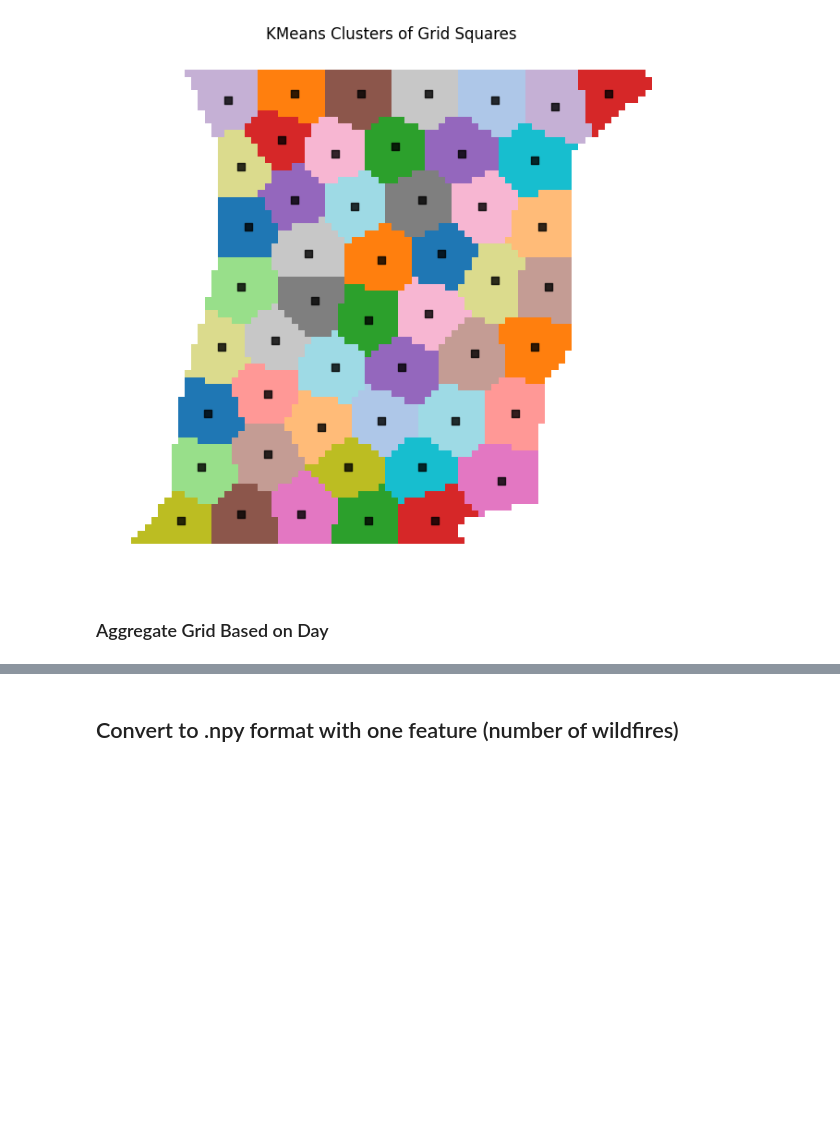
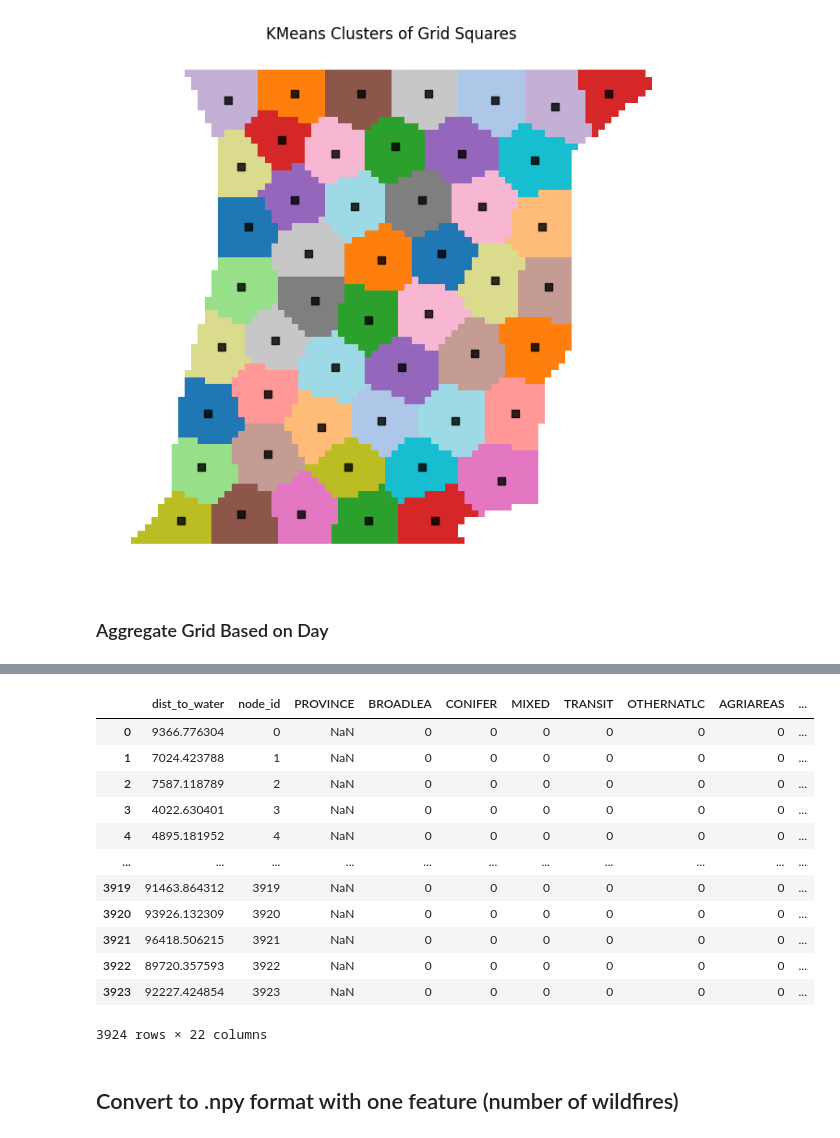
Before and after one commit to selinceydeli/Full-Graph_Wildfire_Prediction, a Jupyter notebook: prep_data.ipynb, the cells around one changed output, grey strips where cells are left out. Saved outputs shown, nothing was run; the diff lists cells and outputs as text; code cells hidden in the pictures; blank space fills up the shorter version.

Commit message:
Incorporate clustering, API calls and saving multiple feature data

```diff
--- a/prep_data.ipynb
+++ b/prep_data.ipynb
@@ -133,39 +153,2 @@ node_cluster = dict(zip(grid["centroid_grid"], grid["cluster_id"]))
 # %% [markdown]
 ### Aggregate Grid Based on Day
-# %%
-from meteostat import Point, Hourly
-from datetime import timedelta
-import pandas as pd
-from tqdm import tqdm
-import numpy as np
-from preprocessing.util import safe_stat
-
-def enrich_with_intensity_data(graph, wildfire_severity_dir, date):
-    graph["fire_intensity"] = 0
-    year = str(date.year)
-    for filename in os.listdir(wildfire_severity_dir):
-        if filename.endswith(".tiff") and year in filename:
-            filepath = os.path.join(WILDFIRE_SEVERITY_DIR, filename)
-            with rasterio.open(filepath) as src:
-                # Ensure CRS match
-                if graph.crs != src.crs:
-                    graph = graph.to_crs(src.crs)
-                    graph["centroid_grid"] = graph.geometry.centroid
-                    coords = [(geom.centroid_grid.x, geom.centroid_grid.y) for geom in graph if geom["has_fire"] == 1]
-
-                values = np.array([val[0] for val in src.sample(coords)])
-                graph["fire_intensity"] = np.maximum(graph["fire_intensity"], values)
-    return graph
-
-def split_graphs_into_days(grid:gpd.geodataframe.GeoDataFrame, fire_data:gpd.geodataframe.GeoDataFrame, num_fires_by_day:gpd.geodataframe.GeoDataFrame, wildfire_severity_dir:str):
-    fire_data = fire_data.to_crs(grid.crs)
-    #ensure fire_data
-    graphs = []
-    for day in tqdm(num_fires_by_day):
-        fire_data_day = fire_data[fire_data["DAY"] == day].copy()
-        graph = gpd.sjoin(grid, fire_data_day, how="left", predicate="overlaps")
-        graph["has_fire"] = graph["index_right"].notna().astype(int)
-        graph = enrich_with_intensity_data(graph, wildfire_severity_dir, day)
-        graphs.append(graph)
-
-    return graphs
@@ -176,2 +155,4 @@ TypeError: string indices must be integers, not 'str'
 # %%
-fire_data["DAY"].unique()[0].year
+from preprocessing.enrich_data import split_graphs_into_days
+
+graphs = split_graphs_into_days(grid, fire_data, fire_data["DAY"].unique(), WILDFIRE_SEVERITY_DIR, cluster_grid_centers)
@@ -300,3 +159,20 @@ ImportError: cannot import name 'safe_stat' from 'preprocessing.enrich_data' (/h
+# %%
+df = graphs[0]
+df
+# %% [output]
+|  | dist_to_water | node_id | PROVINCE | BROADLEA | CONIFER | MIXED | TRANSIT | OTHERNATLC | AGRIAREAS | ... |
+| 0 | 9366.776304 | 0 | NaN | 0 | 0 | 0 | 0 | 0 | 0 | ... |
+| 1 | 7024.423788 | 1 | NaN | 0 | 0 | 0 | 0 | 0 | 0 | ... |
+| 2 | 7587.118789 | 2 | NaN | 0 | 0 | 0 | 0 | 0 | 0 | ... |
+| 3 | 4022.630401 | 3 | NaN | 0 | 0 | 0 | 0 | 0 | 0 | ... |
+| 4 | 4895.181952 | 4 | NaN | 0 | 0 | 0 | 0 | 0 | 0 | ... |
+| ... | ... | ... | ... | ... | ... | ... | ... | ... | ... | ... |
+| 3919 | 91463.864312 | 3919 | NaN | 0 | 0 | 0 | 0 | 0 | 0 | ... |
+| 3920 | 93926.132309 | 3920 | NaN | 0 | 0 | 0 | 0 | 0 | 0 | ... |
+| 3921 | 96418.506215 | 3921 | NaN | 0 | 0 | 0 | 0 | 0 | 0 | ... |
+| 3922 | 89720.357593 | 3922 | NaN | 0 | 0 | 0 | 0 | 0 | 0 | ... |
+| 3923 | 92227.424854 | 3923 | NaN | 0 | 0 | 0 | 0 | 0 | 0 | ... |
+3924 rows × 22 columns
 # %% [markdown]
 ## Convert to .npy format with one feature (number of wildfires)
 # %% [markdown]
```
Also changed, not shown: parts of 18 cells of this notebook, 4 other files.
